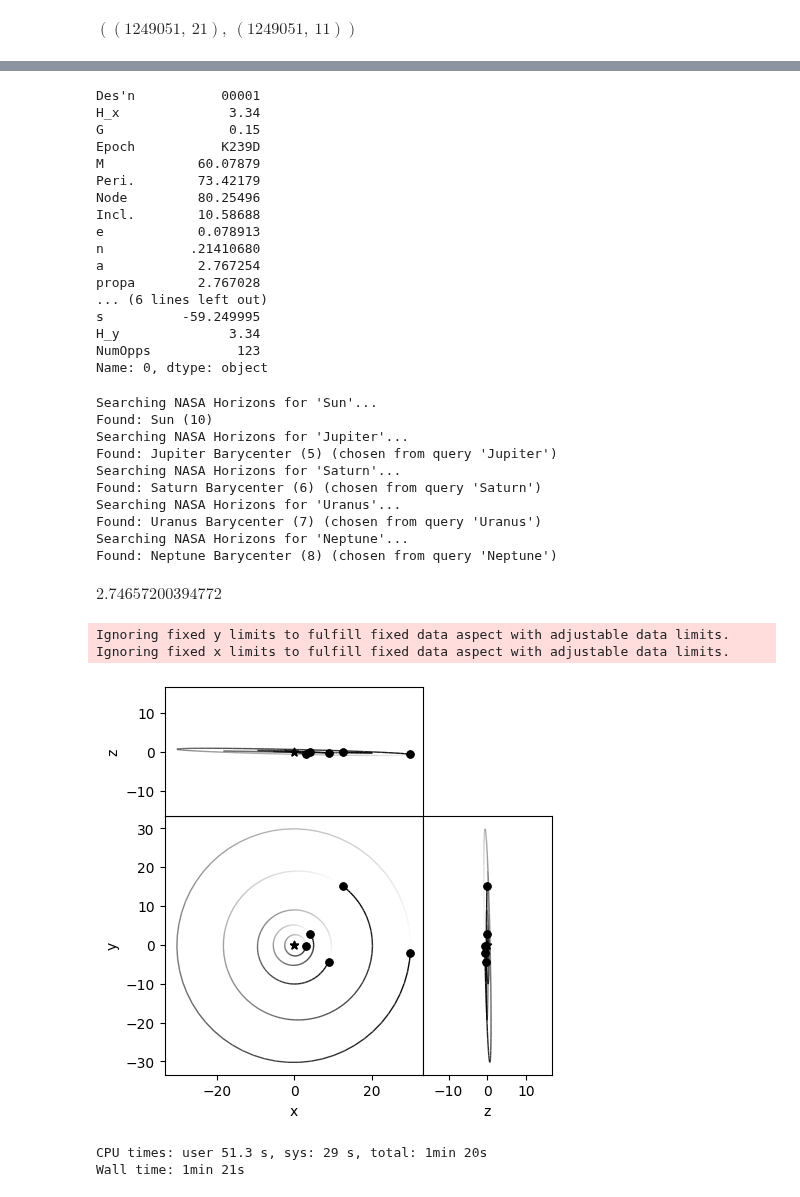
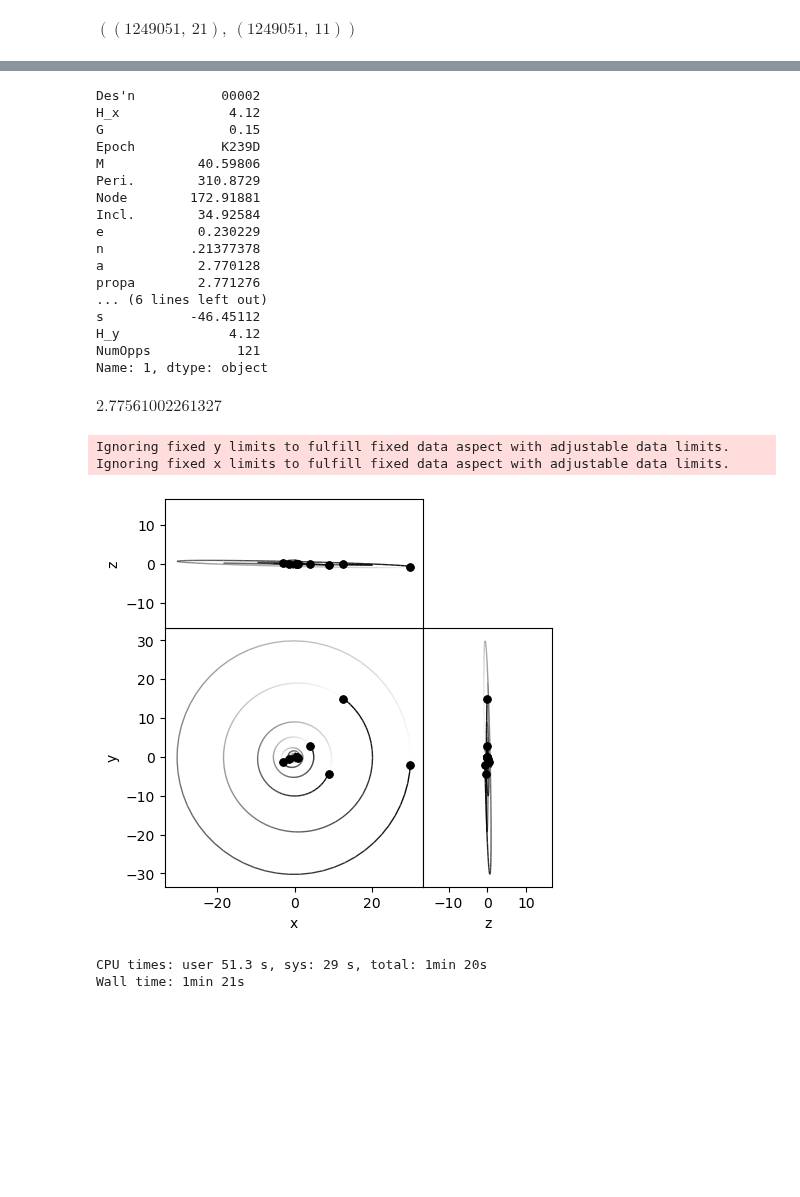
Before and after one commit to kavidey/action-angle-discovery, a Jupyter notebook: Integrations.ipynb, the cells around one changed output, grey strips where cells are left out. Cells and saved outputs as stored; diff of their text form; code cells hidden in the pictures; blank space fills up the shorter version.

```diff
--- a/Integrations.ipynb
+++ b/Integrations.ipynb
@@ -18,7 +18,7 @@ except:
 ## Load asteroid data and create simulation
 # %%
 # Read the table with the defined column specifications
-df = pd.read_fwf('/Users/mac/MPCORB.DAT', colspecs=[[0,7], [8,14], [15,19], [20,25], [26,35], [36,46], [47, 57], [58,68], [69,81], [82, 91], [92, 103]])
+df = pd.read_fwf('MPCORB.DAT', colspecs=[[0,7], [8,14], [15,19], [20,25], [26,35], [36,46], [47, 57], [58,68], [69,81], [82, 91], [92, 103]])
 df = df[df['Epoch'] == 'K239D'] # take only ones at common epoch--almost all of them
 
 df.infer_objects()
@@ -29,5 +36,5 @@ df.head()
 # %%
-labels = pd.read_fwf('/Users/mac/proper_catalog24.dat', colspecs=[[0,10], [10,18], [19,28], [29,37], [38, 46], [47,55], [56,66], [67,78], [79,85], [86, 89], [90, 97]], header=None, index_col=False, names=['propa', 'da', 'prope', 'de', 'propsini', 'dsini', 'g', 's', 'H', 'NumOpps', "Des'n"])
+labels = pd.read_fwf('proper_catalog24.dat', colspecs=[[0,10], [10,18], [19,28], [29,37], [38, 46], [47,55], [56,66], [67,78], [79,85], [86, 89], [90, 97]], header=None, index_col=False, names=['propa', 'da', 'prope', 'de', 'propsini', 'dsini', 'g', 's', 'H', 'NumOpps', "Des'n"])
 labels.head()
 # %% [output]
 |  | propa | da | prope | de | propsini | dsini | g | s | H | NumOpps | Des'n |
@@ -67,57 +65,48 @@ rb.OrbitPlot(sim)
 # %%
-row = merged_df.iloc[0]
+asteroid_index = 1
+row = merged_df.iloc[asteroid_index]
 row
 # %% [output]
-Des'n           00001
-H_x              3.34
+Des'n           00002
+H_x              4.12
 G                0.15
 Epoch           K239D
-M            60.07879
-Peri.        73.42179
-Node         80.25496
-Incl.        10.58688
-e            0.078913
-n           .21410680
-a            2.767254
-propa        2.767028
+M            40.59806
+Peri.        310.8729
+Node        172.91881
+Incl.        34.92584
+e            0.230229
+n           .21377378
+a            2.770128
+propa        2.771276
 ... (6 lines left out)
-s          -59.249995
-H_y              3.34
-NumOpps           123
-Name: 0, dtype: object
+s           -46.45112
+H_y              4.12
+NumOpps           121
+Name: 1, dtype: object
 # %%
-# sim = rb.Simulation('planets.bin')
-# sim.add(a=row['a'], e=row['e'], inc=row['Incl.'], Omega=row['Node'], omega=row['Peri.'], M=row['M'], primary=sim.particles[0])
+sim = rb.Simulation('planets.bin')
+sim.add(a=row['a'], e=row['e'], inc=row['Incl.'], Omega=row['Node'], omega=row['Peri.'], M=row['M'], primary=sim.particles[0])
 
-sim = rb.Simulation()
-sim.add("Sun", date=date)
-sim.add("Jupiter", date=date)
-sim.add("Saturn", date=date)
-sim.add("Uranus", date=date)
-sim.add("Neptune", date=date)
+# sim = rb.Simulation()
+# sim.add("Sun", date=date)
+# sim.add("Jupiter", date=date)
+# sim.add("Saturn", date=date)
+# sim.add("Uranus", date=date)
+# sim.add("Neptune", date=date)
 
-sim.add(a=row['a'], e=row['e'], inc=row['Incl.']*np.pi/180, Omega=row['Node']*np.pi/180, omega=row['Peri.']*np.pi/180, M=row['M'], primary=sim.particles[0])
-sim.move_to_com()
+# sim.add(a=row['a'], e=row['e'], inc=row['Incl.']*np.pi/180, Omega=row['Node']*np.pi/180, omega=row['Peri.']*np.pi/180, M=row['M'], primary=sim.particles[0])
+# sim.move_to_com()
 
 rb.OrbitPlotSet(sim)
 
 ps = sim.particles
 ps[-1].a
 # %% [output]
+$\displaystyle 2.77561002261327$
-Searching NASA Horizons for 'Sun'...
-Found: Sun (10)
-Searching NASA Horizons for 'Jupiter'...
-Found: Jupiter Barycenter (5) (chosen from query 'Jupiter')
-Searching NASA Horizons for 'Saturn'...
-Found: Saturn Barycenter (6) (chosen from query 'Saturn')
-Searching NASA Horizons for 'Uranus'...
-Found: Uranus Barycenter (7) (chosen from query 'Uranus')
-Searching NASA Horizons for 'Neptune'...
-Found: Neptune Barycenter (8) (chosen from query 'Neptune')
+Ignoring fixed y limits to fulfill fixed data aspect with adjustable data limits.
+Ignoring fixed x limits to fulfill fixed data aspect with adjustable data limits.
-$\displaystyle 2.74657200394772$
-Ignoring fixed y limits to fulfill fixed data aspect with adjustable data limits.
-Ignoring fixed x limits to fulfill fixed data aspect with adjustable data limits.
-[figure, old version]
+[figure, new version]
 # %%
 %%time
 
```
Also changed, not shown: parts of 17 cells of this notebook, 2 other files.
